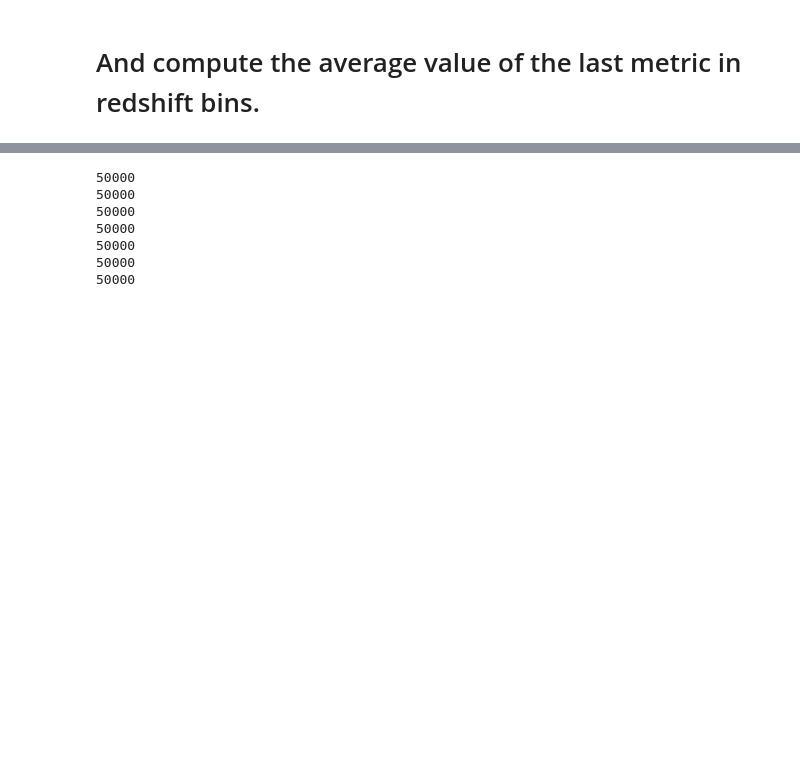
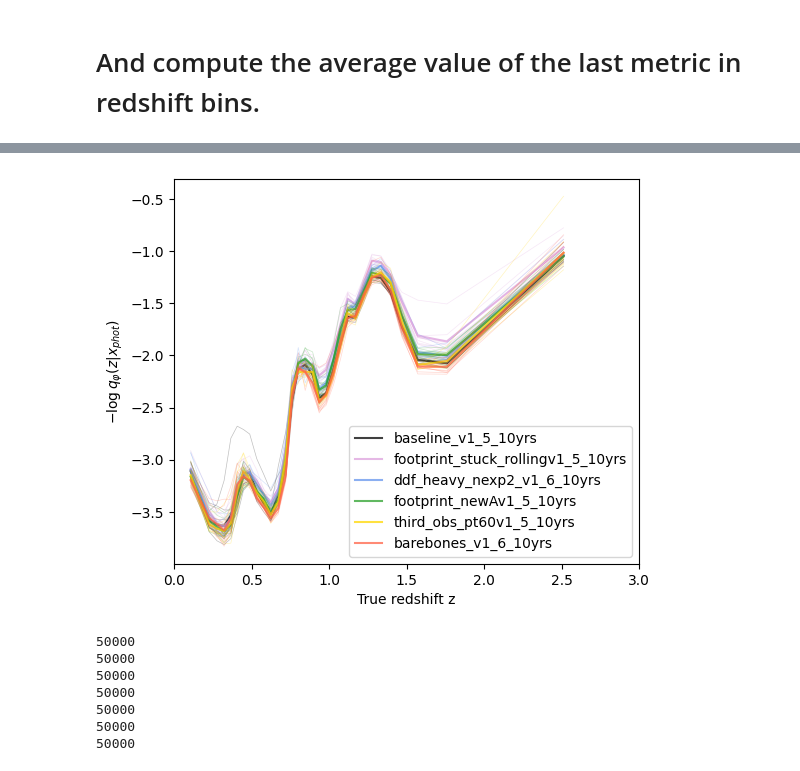
Before and after one commit to aimalz/TheLastMetric, a Jupyter notebook: Example_TLM.ipynb, the cells around one changed output, grey strips where cells are left out. Saved outputs shown, nothing was run; the diff lists cells and outputs as text; code cells hidden in the pictures; blank space fills up the shorter version.

Commit message:
new version of metric as function of redshift

```diff
--- a/Example_TLM.ipynb
+++ b/Example_TLM.ipynb
@@ -498,10 +502,10 @@ Text(0, 0.5, 'probability density $p($ת$)$')
 #   all_logp[which_os] = np.stack([f.log_prob(phot_cats[which_os].to_pandas())
 #                                  for f in flows[which_os] ], axis=0)
 
-from scipy import stats
+# from scipy import stats
 n=32
-b = stats.mstats.mquantiles(z_cats_no_nan[which_os]['z_true'], np.linspace(0,1,n, endpoint=True))
-print(len(z_cats_no_nan[which_os]['z_true']))
+b = sps.mstats.mquantiles(z_cats_no_nan[which_os]['z_true'], np.linspace(0,1,n, endpoint=True))
+# print(len(z_cats_no_nan[which_os]['z_true']))
 
 mis = {}
 
@@ -510,23 +514,14 @@ for which_os in available_os:
 
   print(len(inds))
 
-
-  res = np.zeros(n-1)
-  for i in range(n-1):
-    # res[i] = np.mean( np.mean((all_logp[which_os].flatten()[inds == i])))
-    res[i] = np.mean( np.mean([(all_logp[which_os].T[j].flatten()[inds == i]) for j in range(10)]))
-
-  mis[which_os] = res
-
-b_centers = 0.5*(b[1:] + b[:-1])
-
-plt.figure(figsize=(6,5))
-for which_os in available_os:
-  plt.plot(b_centers, - mis[which_os], label=os_names[which_os], color=os_colors[which_os])
-plt.legend()
-plt.ylabel(r'$- \log q_{\varphi} (z | x_{phot})$')
-plt.xlabel('True redshift z')
-plt.xlim(0,3);
+  all_res = []
+  for j in range(10):
+    res = np.zeros(n-1)
+    for i in range(n-1):
+      # res[i] = np.mean( np.mean((all_logp[which_os].flatten()[inds == i])))
+      res[i] = np.mean(all_os_milb[which_os][0].T[j][inds == i])
+    all_res.append(res)
+  mis[which_os] = np.array(all_res)
 # %% [output]
 50000
 50000
@@ -539,3 +552,18 @@ plt.xlim(0,3);
+# %%
+b_centers = 0.5*(b[1:] + b[:-1])
+
+plt.figure(figsize=(6,5))
+for which_os in available_os:
+  for j in range(10):
+    plt.plot(b_centers, -mis[which_os][j], color=os_colors[which_os], alpha=0.25, linewidth=0.5)
+  plt.plot(b_centers, np.mean(-mis[which_os], axis=0), label=os_names[which_os], color=os_colors[which_os], alpha=0.75)
+plt.legend()
+plt.ylabel(r'$- \log q_{\varphi} (z | x_{phot})$')
+plt.xlabel('True redshift z')
+plt.xlim(0,3);
+# TODO: fix y axis: this is -MILB, including entropy and as f(z)
+# %% [output]
+[figure, added]
 # %%
 # all_logp = {}
 # for which_os in available_os:
```
Also changed, not shown: parts of 10 cells of this notebook.
